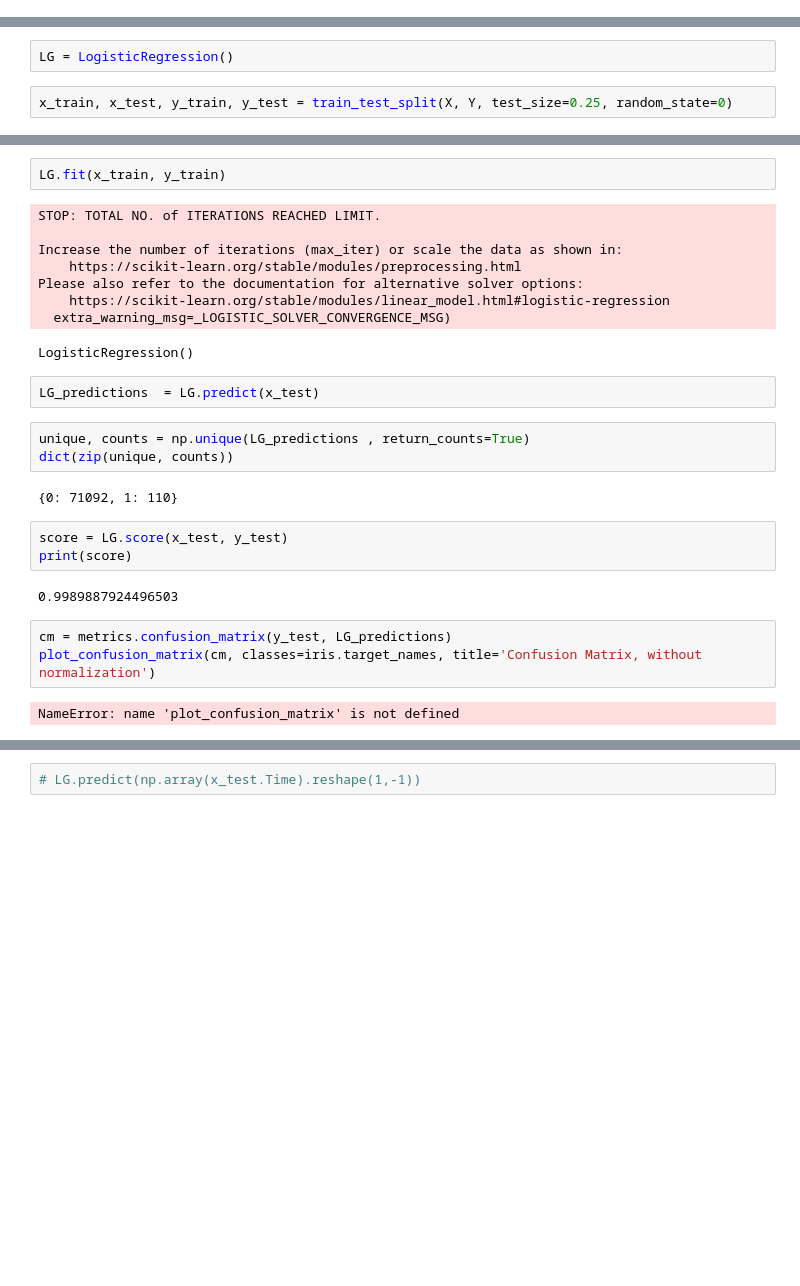
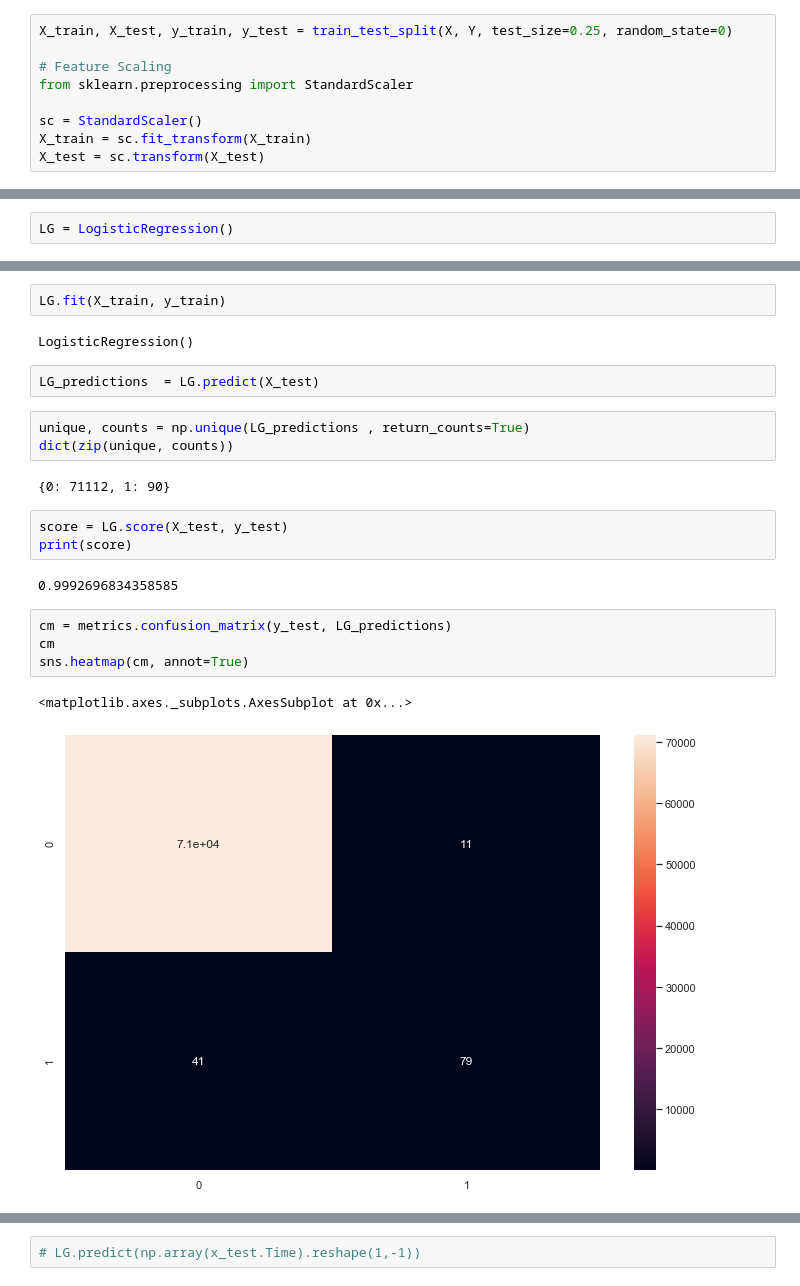
Before and after one commit to bason1999qn/Credit-Card-Fraud-Detection, a Jupyter notebook: Credit-Card-Fraud-Detection.ipynb, the cells around one changed output, grey strips where cells are left out. Cells and saved outputs as stored; diff of their text form; blank space fills up the shorter version.

```diff
--- a/Credit-Card-Fraud-Detection.ipynb
+++ b/Credit-Card-Fraud-Detection.ipynb
@@ -137,3 +138,12 @@ X
 from sklearn.linear_model import LogisticRegression
 from sklearn.model_selection import train_test_split
 from sklearn import metrics
+# %%
+X_train, X_test, y_train, y_test = train_test_split(X, Y, test_size=0.25, random_state=0)
+
+# Feature Scaling
+from sklearn.preprocessing import StandardScaler
+
+sc = StandardScaler()
+X_train = sc.fit_transform(X_train)
+X_test = sc.transform(X_test)
@@ -140,4 +166,2 @@ from sklearn import metrics
 # %%
 LG = LogisticRegression()
-# %%
-x_train, x_test, y_train, y_test = train_test_split(X, Y, test_size=0.25, random_state=0)
@@ -160,28 +168,23 @@ x_train
 # %%
-LG.fit(x_train, y_train)
+LG.fit(X_train, y_train)
 # %% [output]
-STOP: TOTAL NO. of ITERATIONS REACHED LIMIT.
-
-Increase the number of iterations (max_iter) or scale the data as shown in:
-    https://scikit-learn.org/stable/modules/preprocessing.html
-Please also refer to the documentation for alternative solver options:
-    https://scikit-learn.org/stable/modules/linear_model.html#logistic-regression
-  extra_warning_msg=_LOGISTIC_SOLVER_CONVERGENCE_MSG)
+LogisticRegression()
-LogisticRegression()
 # %%
-LG_predictions  = LG.predict(x_test)
+LG_predictions  = LG.predict(X_test)
 # %%
 unique, counts = np.unique(LG_predictions , return_counts=True)
 dict(zip(unique, counts))
 # %% [output]
-{0: 71092, 1: 110}
+{0: 71112, 1: 90}
 # %%
-score = LG.score(x_test, y_test)
+score = LG.score(X_test, y_test)
 print(score)
 # %% [output]
-0.9989887924496503
+0.9992696834358585
 # %%
 cm = metrics.confusion_matrix(y_test, LG_predictions)
-plot_confusion_matrix(cm, classes=iris.target_names, title='Confusion Matrix, without normalization')
+cm
+sns.heatmap(cm, annot=True)
 # %% [output]
-NameError: name 'plot_confusion_matrix' is not defined
+<matplotlib.axes._subplots.AxesSubplot at 0x...>
+[figure, added]
```
Also changed, not shown: parts of 13 cells of this notebook.
